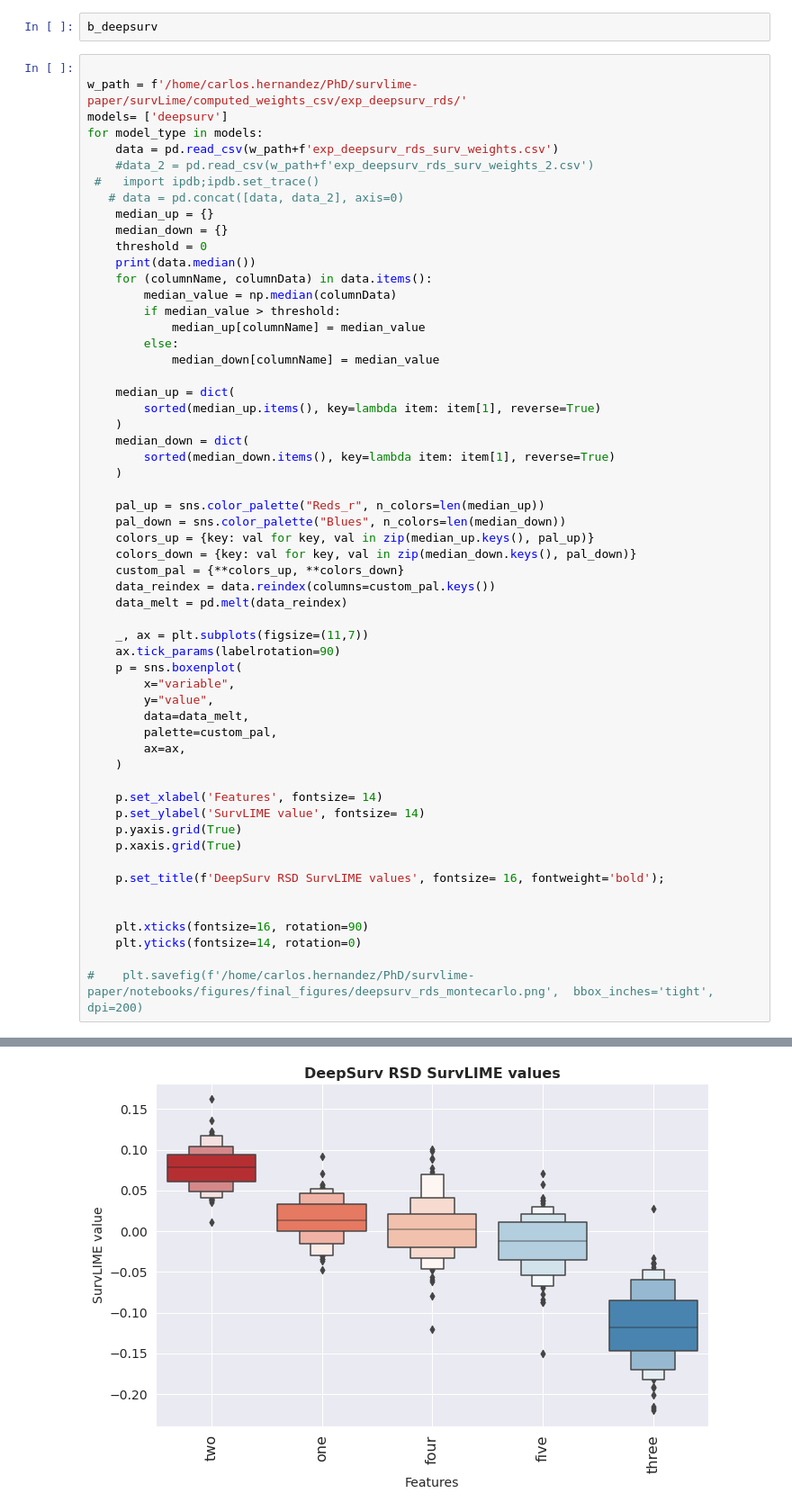
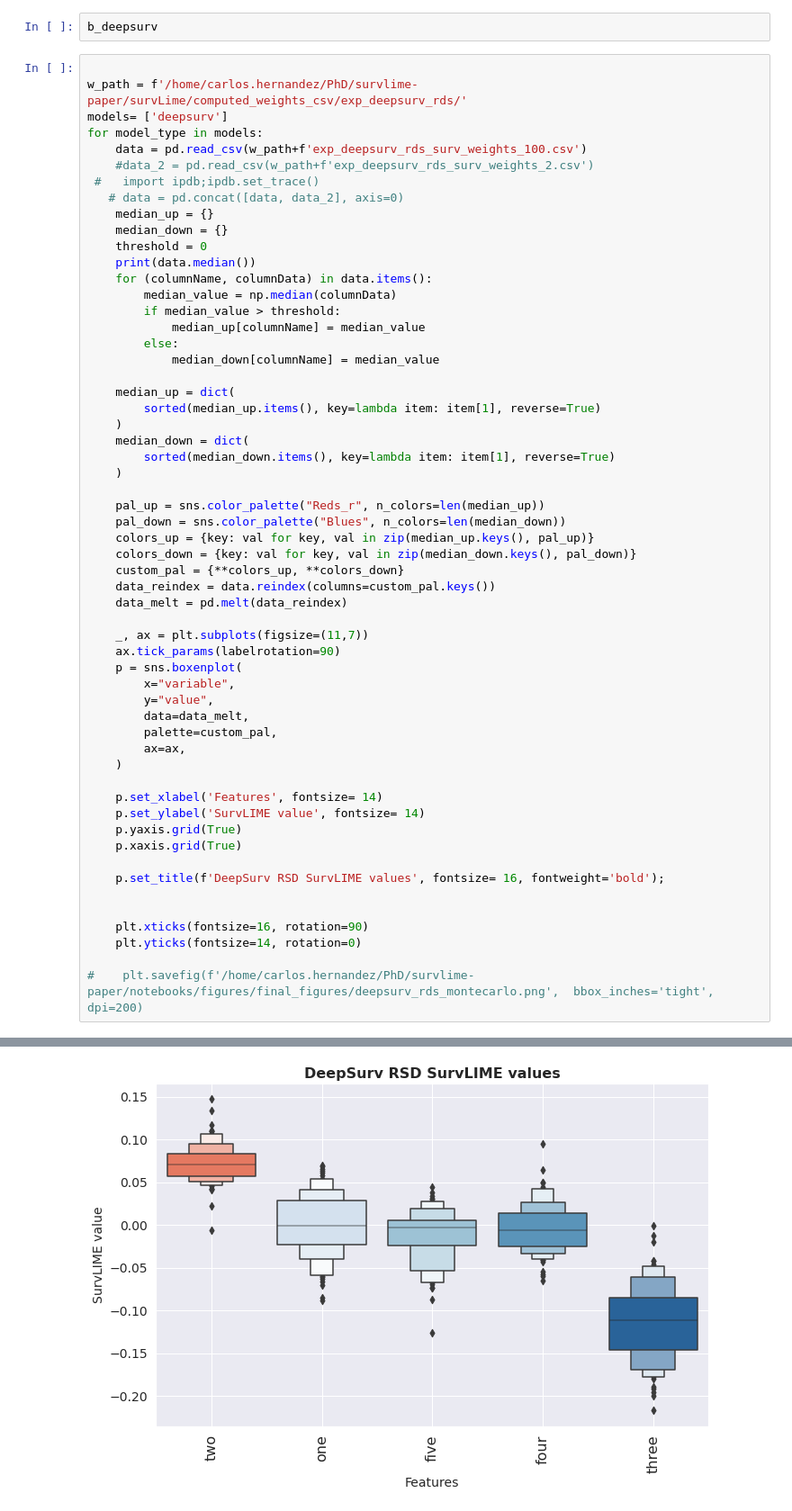
Before and after one commit to imatge-upc/SurvLIME-experiments, a Jupyter notebook: survLime/experiments/DeepSurv_rsd.ipynb, the cells around one changed output, grey strips where cells are left out. Shown at 90% size. Cells and saved outputs as stored; diff of their text form.

Commit message:
Added plot of first experiment

```diff
--- a/survLime/experiments/DeepSurv_rsd.ipynb
+++ b/survLime/experiments/DeepSurv_rsd.ipynb
@@ -170,7 +170,7 @@ b_deepsurv
 w_path = f'/home/carlos.hernandez/PhD/survlime-paper/survLime/computed_weights_csv/exp_deepsurv_rds/'
 models= ['deepsurv']
 for model_type in models:
-    data = pd.read_csv(w_path+f'exp_deepsurv_rds_surv_weights.csv')
+    data = pd.read_csv(w_path+f'exp_deepsurv_rds_surv_weights_100.csv')
     #data_2 = pd.read_csv(w_path+f'exp_deepsurv_rds_surv_weights_2.csv')
  #   import ipdb;ipdb.set_trace()
    # data = pd.concat([data, data_2], axis=0)
@@ -231,5 +231,5 @@ five    -0.011753
 dtype: float64
-[figure, old version]
+[figure, new version]
 # %%
 %load_ext autoreload
 %autoreload 2
```
Also changed, not shown: parts of 2 cells of this notebook, 3 other files.
